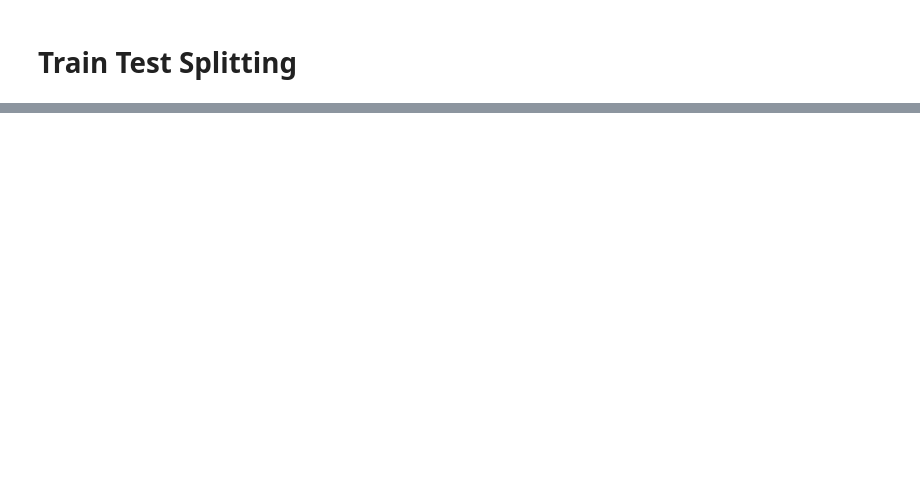
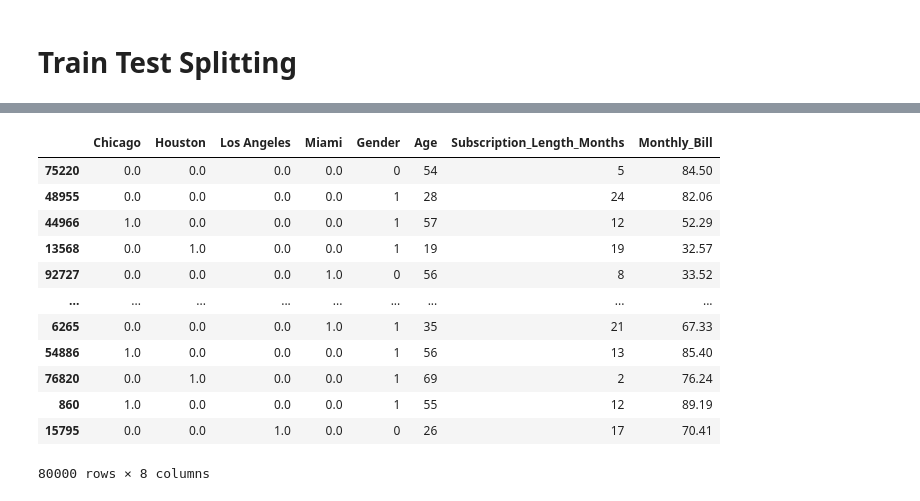
Before and after one commit to CodeRic28/SunBase-ML-Challenge, a Jupyter notebook: cusomter_churn_prediction.ipynb, the cells around one changed output, grey strips where cells are left out. Saved outputs shown, nothing was run; the diff lists cells and outputs as text; code cells hidden in the pictures; blank space fills up the shorter version.

```diff
--- a/cusomter_churn_prediction.ipynb
+++ b/cusomter_churn_prediction.ipynb
@@ -399,3 +495,19 @@ Name: Churn, Length: 100000, dtype: object
 # %%
 # splitting the dataset
 X_train,X_test,y_train,y_test = train_test_split(X,y,test_size=0.2,random_state=42)
+# %%
+X_train
+# %% [output]
+|  | Chicago | Houston | Los Angeles | Miami | Gender | Age | Subscription_Length_Months | Monthly_Bill |
+| 75220 | 0.0 | 0.0 | 0.0 | 0.0 | 0 | 54 | 5 | 84.50 |
+| 48955 | 0.0 | 0.0 | 0.0 | 0.0 | 1 | 28 | 24 | 82.06 |
+| 44966 | 1.0 | 0.0 | 0.0 | 0.0 | 1 | 57 | 12 | 52.29 |
+| 13568 | 0.0 | 1.0 | 0.0 | 0.0 | 1 | 19 | 19 | 32.57 |
+| 92727 | 0.0 | 0.0 | 0.0 | 1.0 | 0 | 56 | 8 | 33.52 |
+| ... | ... | ... | ... | ... | ... | ... | ... | ... |
+| 6265 | 0.0 | 0.0 | 0.0 | 1.0 | 1 | 35 | 21 | 67.33 |
+| 54886 | 1.0 | 0.0 | 0.0 | 0.0 | 1 | 56 | 13 | 85.40 |
+| 76820 | 0.0 | 1.0 | 0.0 | 0.0 | 1 | 69 | 2 | 76.24 |
+| 860 | 1.0 | 0.0 | 0.0 | 0.0 | 1 | 55 | 12 | 89.19 |
+| 15795 | 0.0 | 0.0 | 1.0 | 0.0 | 0 | 26 | 17 | 70.41 |
+80000 rows × 8 columns
```
Also changed, not shown: parts of 54 cells of this notebook, 1 other file.
